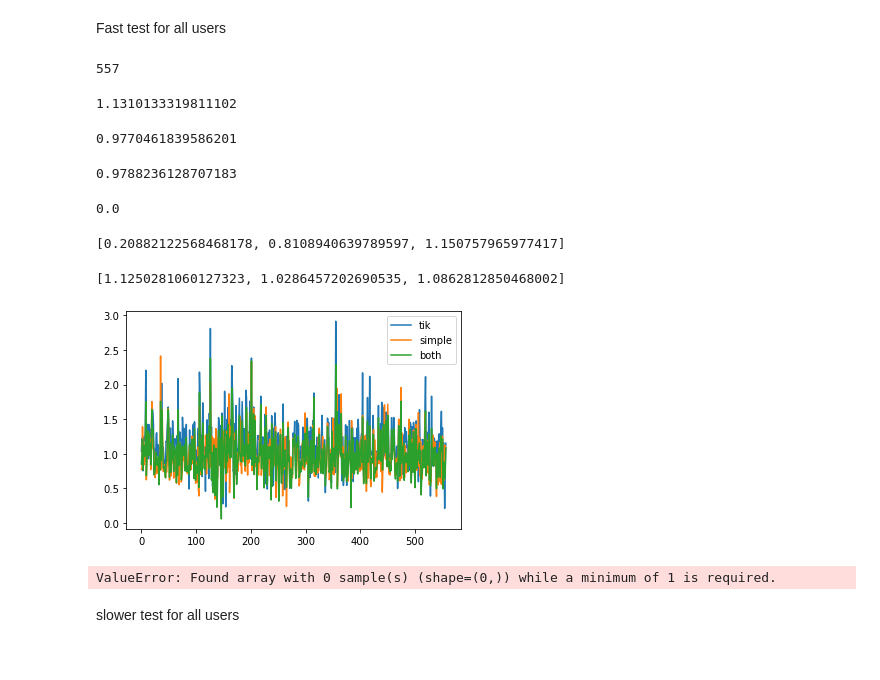
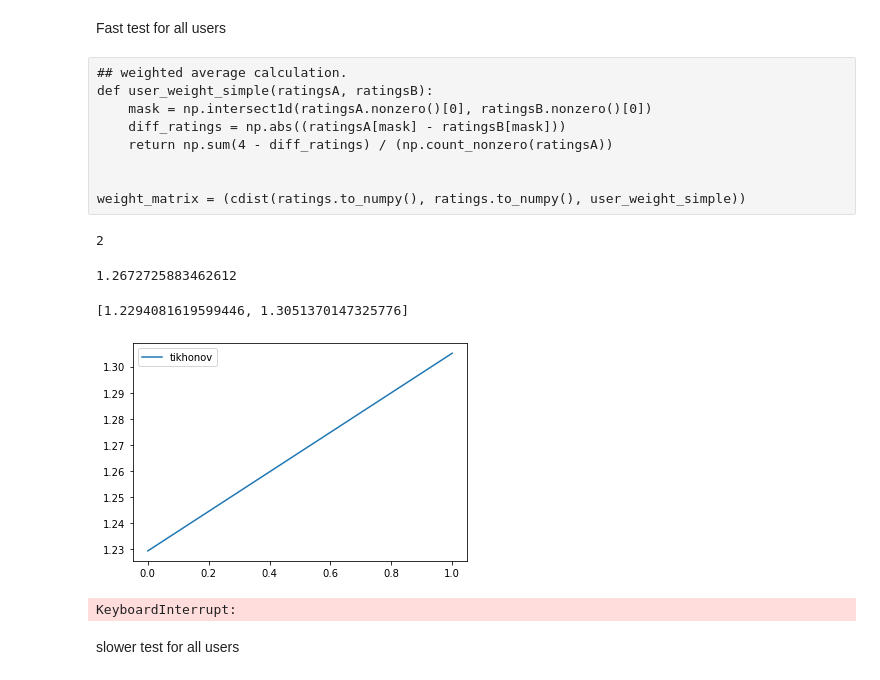
Before and after one commit to Lambo97/MovieRecommendation, a Jupyter notebook: src/tv_regularization2.ipynb, the cells around one changed output. Saved outputs shown, nothing was run; the diff lists cells and outputs as text; code cells hidden in the pictures.

```diff
--- a/src/tv_regularization2.ipynb
+++ b/src/tv_regularization2.ipynb
@@ -498,66 +432,68 @@ weight_matrix = (cdist(ratings.to_numpy(), ratings.to_numpy(), user_weight_simpl
+# %% [raw]
+## weighted average calculation.
+def user_weight_simple(ratingsA, ratingsB):
+    mask = np.intersect1d(ratingsA.nonzero()[0], ratingsB.nonzero()[0])
+    diff_ratings = np.abs((ratingsA[mask] - ratingsB[mask]))
+    return np.sum(4 - diff_ratings) / (np.count_nonzero(ratingsA))
+
+
+weight_matrix = (cdist(ratings.to_numpy(), ratings.to_numpy(), user_weight_simple))
 # %%
 # Laod graph
 G = graphs.Graph(adjacency)
 G.set_coordinates()
 
 errors_tik = []
-errors_simple_diff = []
-errors_simple = []
-errors_both = []
 
 for idx, signal in ratings.iterrows():
     mask, validation_mask, test_mask = create_mask(signal, 0.0, 0.3)
 
 
     noisy = signal * mask
     noisy = noisy + mean_signal * (mask * -1 + 1)
 
 
     reconstructed = np.clip(tv_reg(G, noisy, mask, gamma=8), 1, 5)
 
     test_true = signal * test_mask
     test_true = test_true[test_true != 0]
 
     test_reconstructed = reconstructed * test_mask
     test_reconstructed = test_reconstructed[test_reconstructed != 0]
 
-    error =  np.sqrt(mean_squared_error(test_true, test_reconstructed))
+    if np.count_nonzero(test_true) > 0:
+        error =  np.sqrt(mean_squared_error(test_true, test_reconstructed))
+        errors_tik.append(error)
 
-    errors_tik.append(error)
+#     #-----
+#     pred_rating = predictRating(weight_matrix[u_ii - 1,:].copy(), ratings.to_numpy())
 
-    #-----
-    pred_rating = predictRating(weight_matrix[u_ii - 1,:].copy(), ratings.to_numpy())
+#     ratings_user = ratings.to_numpy()[u_ii - 1 ,:]
+#     test_pred = pred_rating * test_mask
+#     test_pred = test_pred[test_pred != 0]
 
-    ratings_user = ratings.to_numpy()[u_ii - 1 ,:]
-    test_pred = pred_rating * test_mask
-    test_pred = test_pred[test_pred != 0]
+#     test_true3 = ratings_user * test_mask
+#     test_true3 = test_true[test_true != 0]
 
-    test_true3 = ratings_user * test_mask
-    test_true3 = test_true[test_true != 0]
+#     if np.count_nonzero(test_true) > 0:
+#         errors_simple.append(np.sqrt(mean_squared_error(test_true, test_pred)))
+#         errors_simple_diff.append(errors_simple[-1] - np.sqrt(mean_squared_error(test_true3, test_pred)))
 
-    errors_simple.append(np.sqrt(mean_squared_error(test_true, test_pred)))
-    errors_simple_diff.append(errors_simple[-1] - np.sqrt(mean_squared_error(test_true3, test_pred)))
+#     # ----
 
-    # ----
-
-    errors_both.append(np.sqrt(mean_squared_error(test_true, (test_pred + test_reconstructed) / 2)))
+#     if np.count_nonzero(test_true) > 0:
+#         errors_both.append(np.sqrt(mean_squared_error(test_true, (test_pred + test_reconstructed) / 2)))
 
 
     clear_output(wait=True)
-    display(idx, np.mean(errors_tik), np.mean(errors_simple), np.mean(errors_both), np.mean(errors_simple_diff), errors_tik[-3:],  errors_simple[-3:])
-    plt.plot(errors_tik, label = 'tik')
-    plt.plot(errors_simple, label = 'simple')
-    plt.plot(errors_both, label = 'both')
+    display(idx, np.mean(errors_tik), errors_tik[-3:])
+    plt.plot(errors_tik, label = 'tikhonov')
     plt.legend()
     plt.savefig((RESULT_PATH+'evolution_RMSE_tik_simple.pdf'))
     plt.show()
 # %% [output]
-557
+2
-1.1310133319811102
+1.2672725883462612
-0.9770461839586201
+[1.2294081619599446, 1.3051370147325776]
+[figure, new version]
-0.9788236128707183
+KeyboardInterrupt:
-0.0
-[0.20882122568468178, 0.8108940639789597, 1.150757965977417]
-[1.1250281060127323, 1.0286457202690535, 1.0862812850468002]
-[figure, old version]
-ValueError: Found array with 0 sample(s) (shape=(0,)) while a minimum of 1 is required.
```
Also changed, not shown: parts of 16 cells of this notebook.
